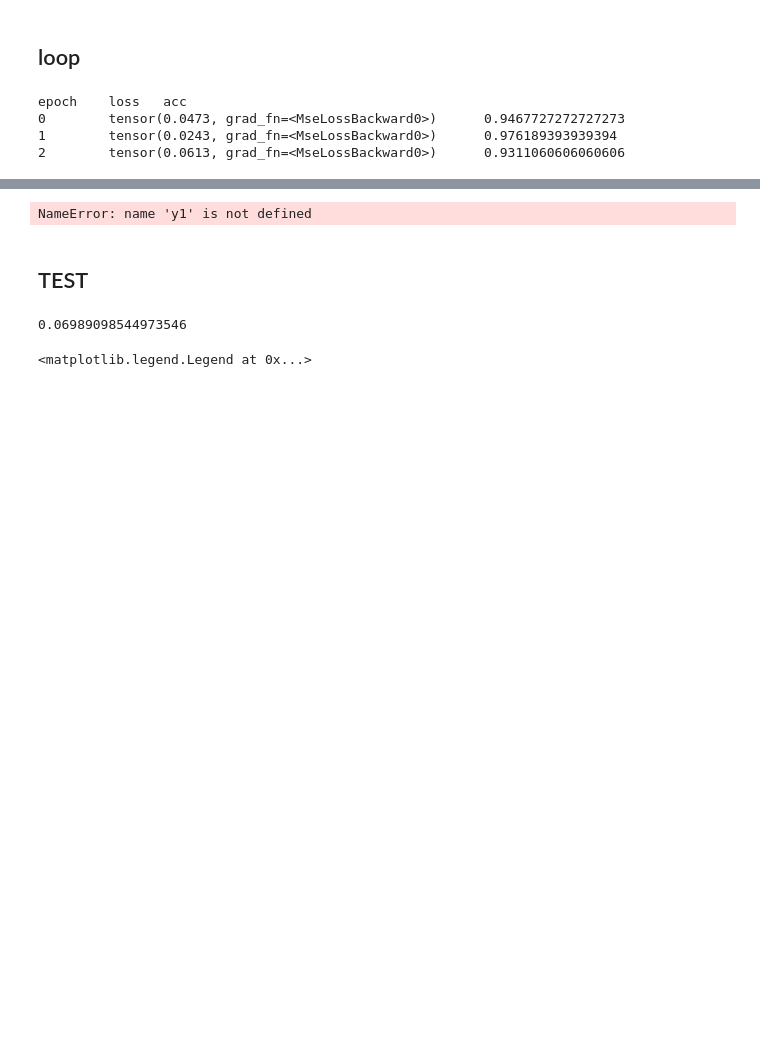
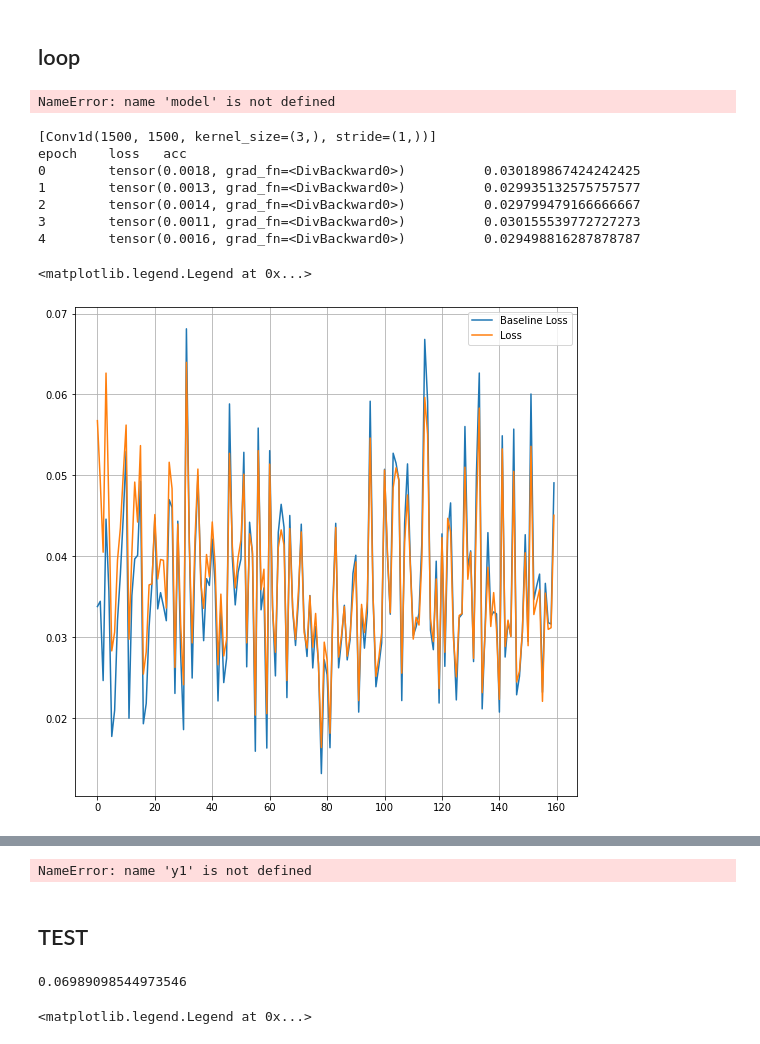
Before and after one commit to neennera/AI_single-music-note-classification, a Jupyter notebook: model_convo.ipynb, the cells around one changed output, grey strips where cells are left out. Saved outputs shown, nothing was run; the diff lists cells and outputs as text; code cells hidden in the pictures; blank space fills up the shorter version.

```diff
--- a/model_convo.ipynb
+++ b/model_convo.ipynb
@@ -195,12 +174,27 @@ def train_epoch():
+# %%
+x,y =next(iter(train))
+xb=x[0]
+yb=y[0]
+yhatb = model(xb)
+baseline_mse = nn.MSELoss()(torch.zeros_like(yb), yb)
+type(baseline_mse)
+# %% [output]
+NameError: name 'model' is not defined
 # %%
-#losses, metrics = [], []
-get_epoch(3)
+losses, metrics, baseline = [], [], []
+
+model = Model()
+optimizer = torch.optim.Adam(model.parameters(), lr=3e-4)
+get_epoch(5)
 #torch.save(model.state_dict(), "weights/mymodel.pt")
 # %% [output]
+[Conv1d(1500, 1500, kernel_size=(3,), stride=(1,))]
 epoch    loss   acc
-0        tensor(0.0473, grad_fn=<MseLossBackward0>)      0.9467727272727273
-1        tensor(0.0243, grad_fn=<MseLossBackward0>)      0.976189393939394
-2        tensor(0.0613, grad_fn=<MseLossBackward0>)      0.9311060606060606
+0        tensor(0.0018, grad_fn=<DivBackward0>)          0.030189867424242425
+1        tensor(0.0013, grad_fn=<DivBackward0>)          0.029935132575757577
+2        tensor(0.0014, grad_fn=<DivBackward0>)          0.029799479166666667
+3        tensor(0.0011, grad_fn=<DivBackward0>)          0.030155539772727273
+4        tensor(0.0016, grad_fn=<DivBackward0>)          0.029498816287878787
 # %%
 temp_l, temp_acc=[],[]
 for k in losses :
@@ -209,3 +204,13 @@ for k in losses :
 for k in metrics :
     temp_acc.append(k)
+# %%
+x = torch.arange(len(baseline)).numpy()
+fig,ax = plt.subplots(figsize=(9, 9))
+ax.plot(x, baseline, label="Baseline Loss")
+ax.plot(x, temp_l, label="Loss")
+ax.grid(True)
+ax.legend(loc='upper right')
+# %% [output]
+<matplotlib.legend.Legend at 0x...>
+[figure, added]
 # %%
```
Also changed, not shown: parts of 11 cells of this notebook.
